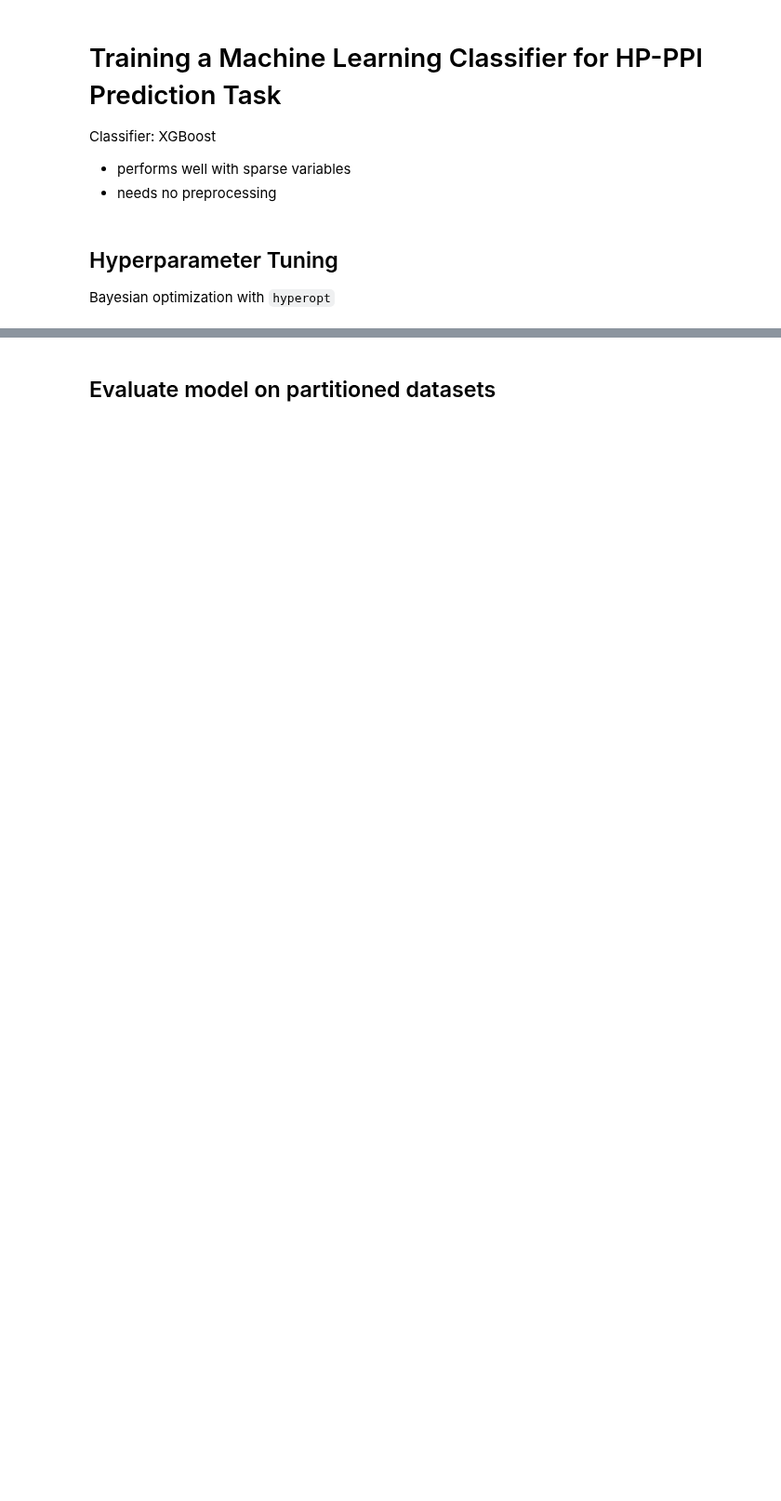
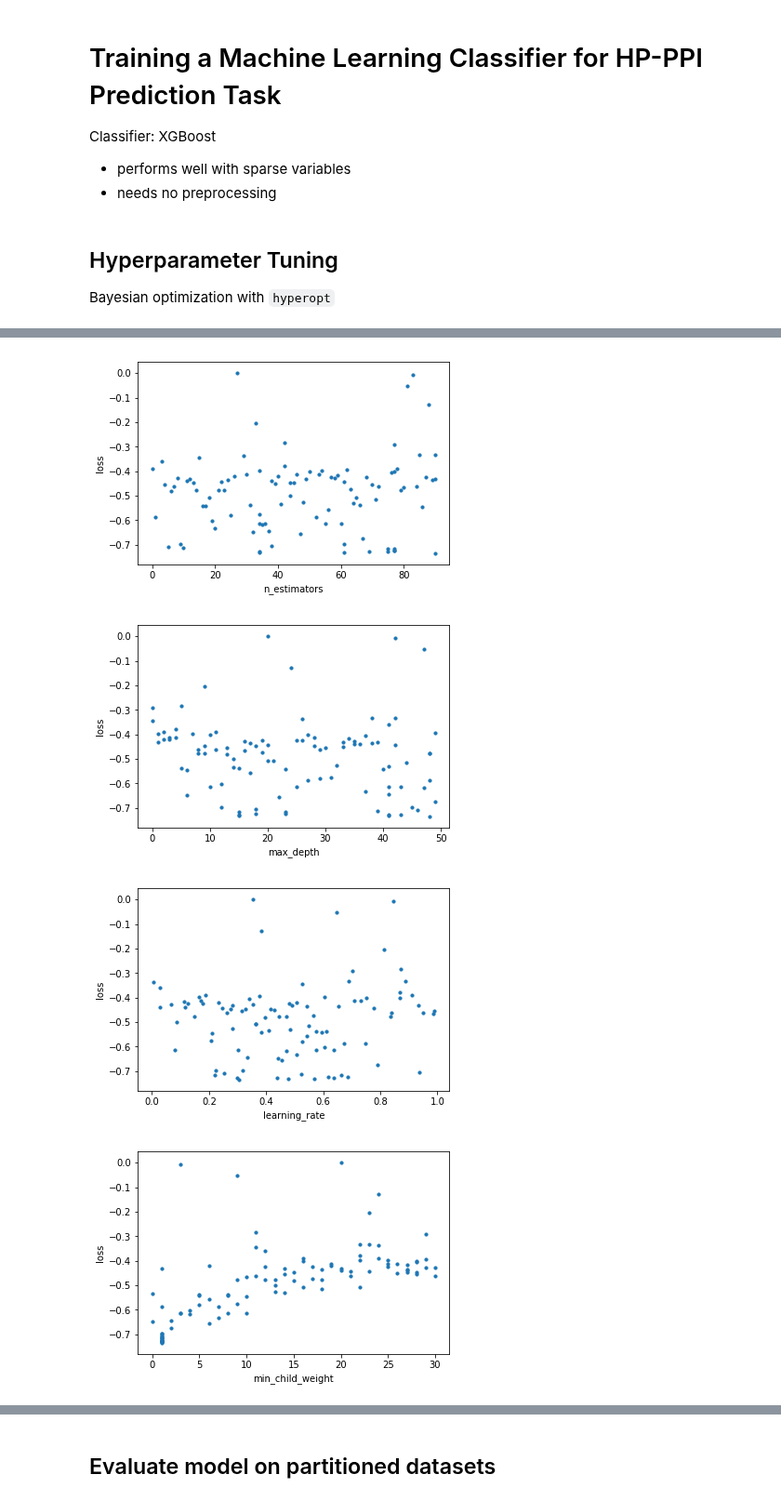
Before and after one commit to reinhartg/HP-PPI-prediction, a Jupyter notebook: codes/4. Classifier Training.ipynb, the cells around one changed output, grey strips where cells are left out. Shown at 93% size. Saved outputs shown, nothing was run; the diff lists cells and outputs as text; code cells hidden in the pictures; blank space fills up the shorter version.

Commit message:
Optimized XGBoost model (result is not desirable)

```diff
--- a/codes/4. Classifier Training.ipynb
+++ b/codes/4. Classifier Training.ipynb
@@ -108,0 +115,14 @@ KeyboardInterrupt:
+# %%
+for param in param_space.keys():
+    xs = [t['misc']['vals'][param] for t in trials.trials]
+    ys = [t['result']['loss'] for t in trials.trials]
+
+    _ = plt.scatter(xs, ys, s=10)
+    _ = plt.xlabel(param)
+    _ = plt.ylabel('loss')
+    _ = plt.show()
+# %% [output]
+[figure, added]
+[figure, added]
+[figure, added]
+[figure, added]
```
Also changed, not shown: parts of 6 cells of this notebook, 1 other file.
